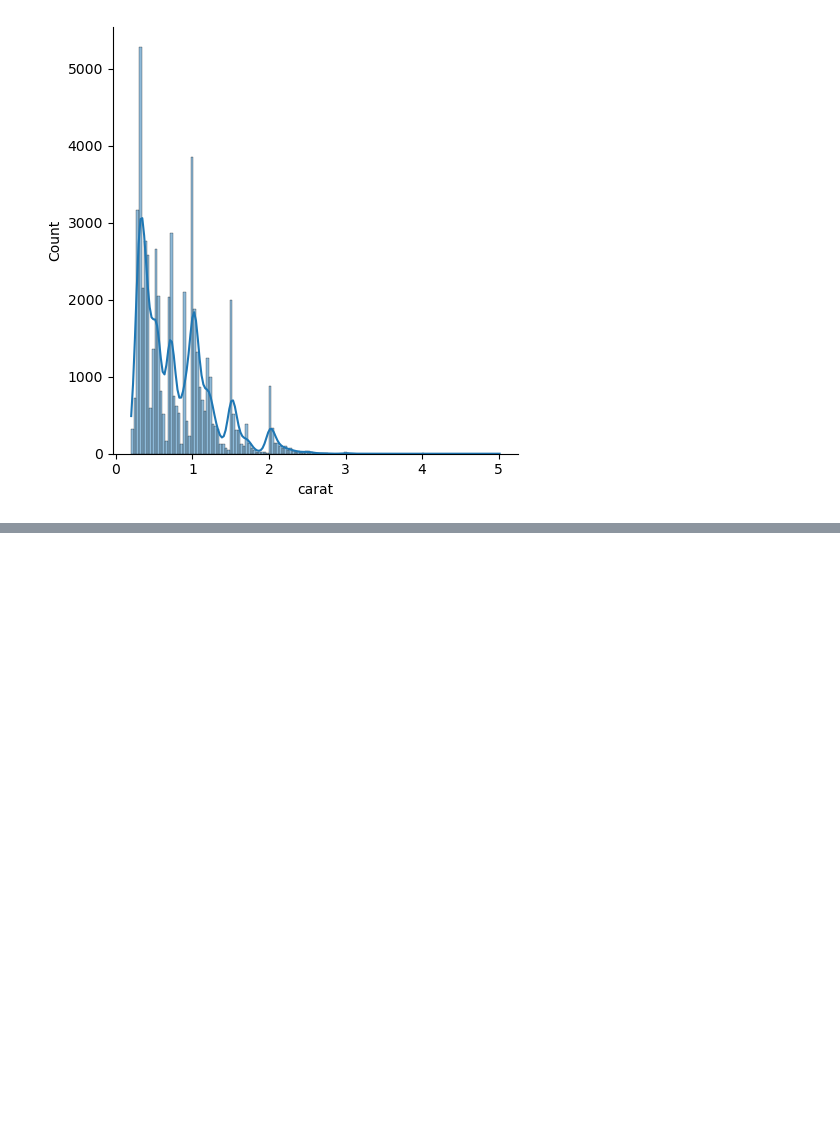
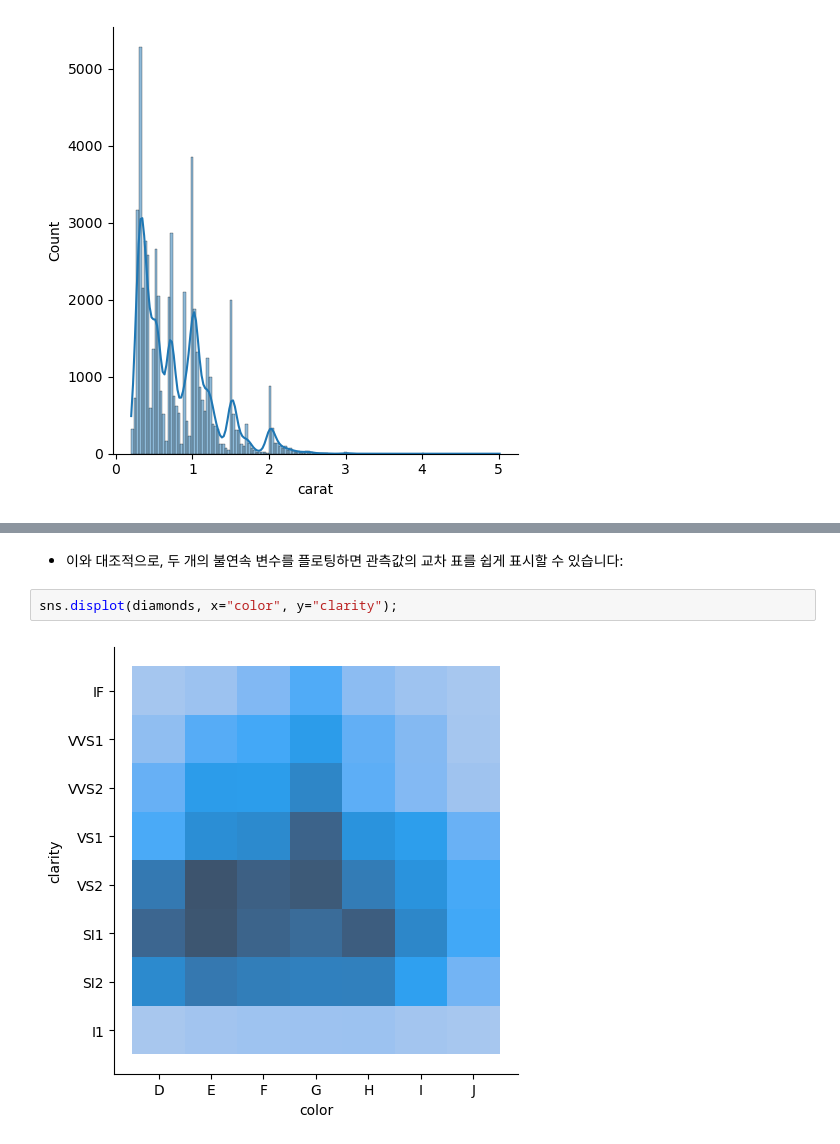
Before and after one commit to Daconic/Seaborn_tutorial_KOR, a Jupyter notebook: Visualizing distributions of data.ipynb, the cells around one changed output, grey strips where cells are left out. Cells and saved outputs as stored; diff of their text form; blank space fills up the shorter version.

```diff
--- a/Visualizing distributions of data.ipynb
+++ b/Visualizing distributions of data.ipynb
@@ -314,0 +313,6 @@ sns.displot(diamonds, x="price", y="clarity", log_scale=(True, False));
+# %% [markdown]
+- 이와 대조적으로, 두 개의 불연속 변수를 플로팅하면 관측값의 교차 표를 쉽게 표시할 수 있습니다:
+# %%
+sns.displot(diamonds, x="color", y="clarity");
+# %% [output]
+[figure, added]
```
Also changed, not shown: parts of 64 cells of this notebook.
